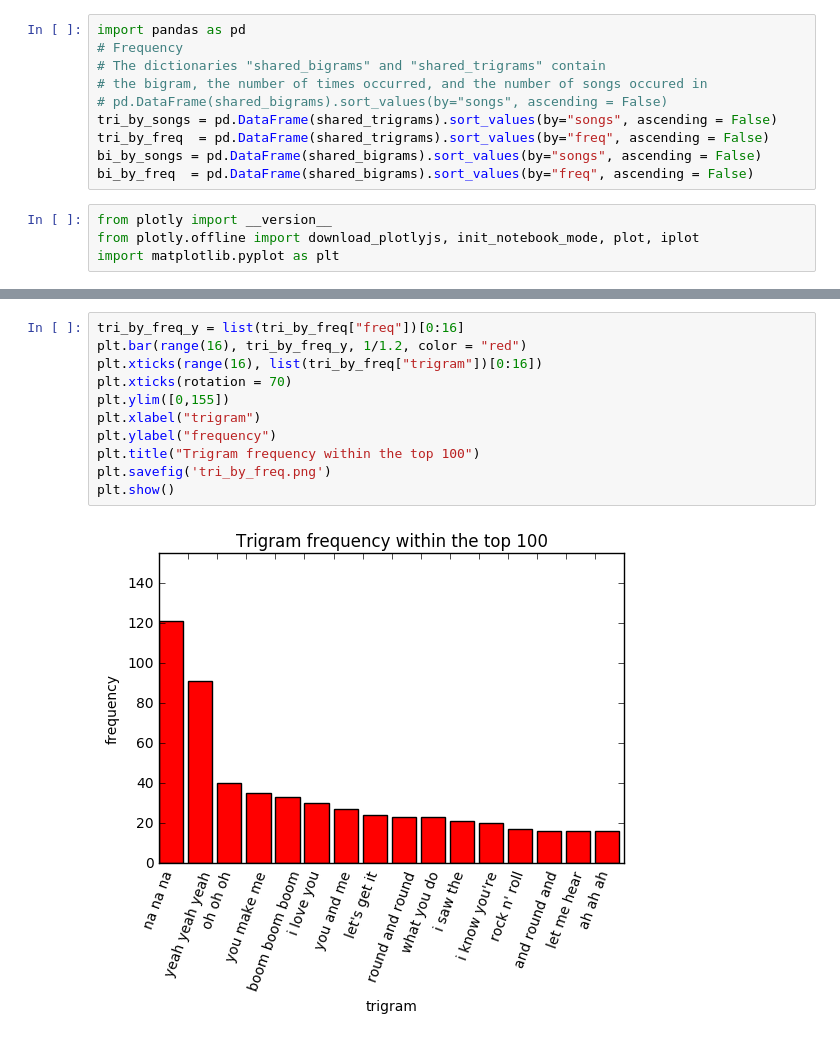
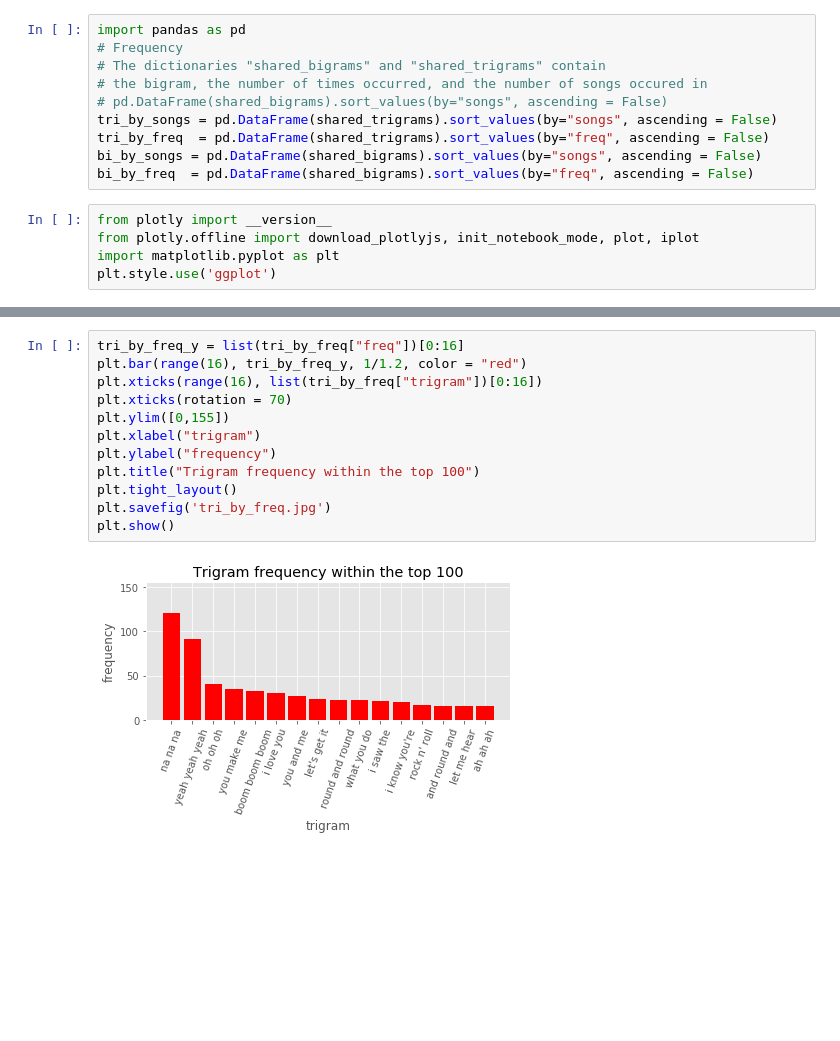
Before and after one commit to sssantos/141bravo, a Jupyter notebook: NGRAMS.ipynb, the cells around one changed output, grey strips where cells are left out. Saved outputs shown, nothing was run; the diff lists cells and outputs as text; blank space fills up the shorter version.

```diff
--- a/NGRAMS.ipynb
+++ b/NGRAMS.ipynb
@@ -175,6 +175,7 @@ bi_by_freq  = pd.DataFrame(shared_bigrams).sort_values(by="freq", ascending = Fa
 from plotly import __version__
 from plotly.offline import download_plotlyjs, init_notebook_mode, plot, iplot
 import matplotlib.pyplot as plt
+plt.style.use('ggplot')
 # %%
 tri_by_song_y = list(tri_by_songs["songs"])[0:16]
 plt.bar(range(16), tri_by_song_y, 1/1.2, color = "blue")
@@ -204,16 +207,17 @@ plt.show()
 # %%
 tri_by_freq_y = list(tri_by_freq["freq"])[0:16]
 plt.bar(range(16), tri_by_freq_y, 1/1.2, color = "red")
 plt.xticks(range(16), list(tri_by_freq["trigram"])[0:16])
 plt.xticks(rotation = 70)
 plt.ylim([0,155])
 plt.xlabel("trigram")
 plt.ylabel("frequency")
 plt.title("Trigram frequency within the top 100")
-plt.savefig('tri_by_freq.png')
+plt.tight_layout()
+plt.savefig('tri_by_freq.jpg')
 plt.show()
 # %% [output]
-[figure, old version]
+[figure, new version]
 # %%
 bi_by_freq_y = list(bi_by_freq["freq"])[0:16]
 plt.bar(range(16), bi_by_freq_y, 1/1.2, color = "red")
```
Also changed, not shown: parts of 4 cells of this notebook, 10 other files.
